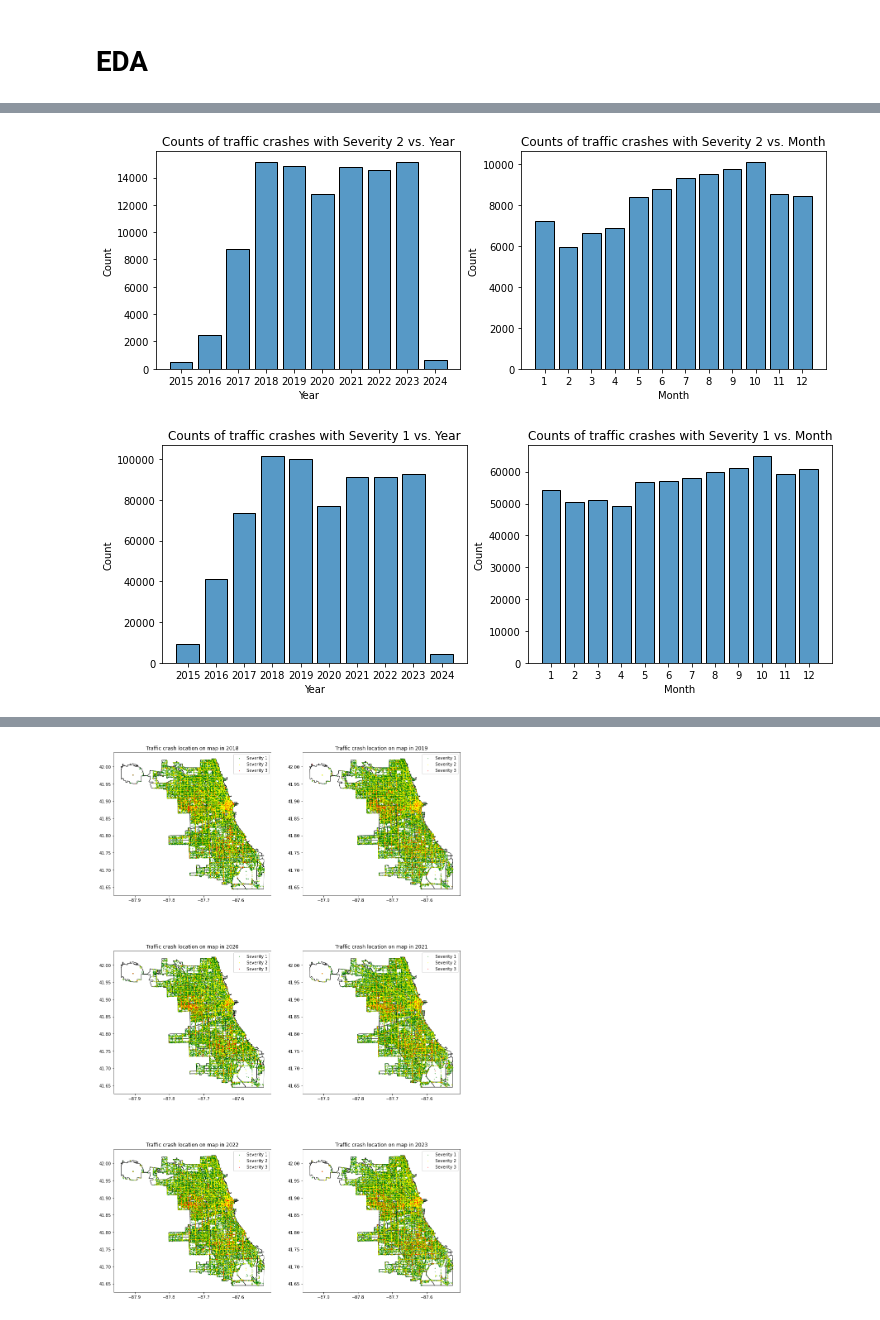
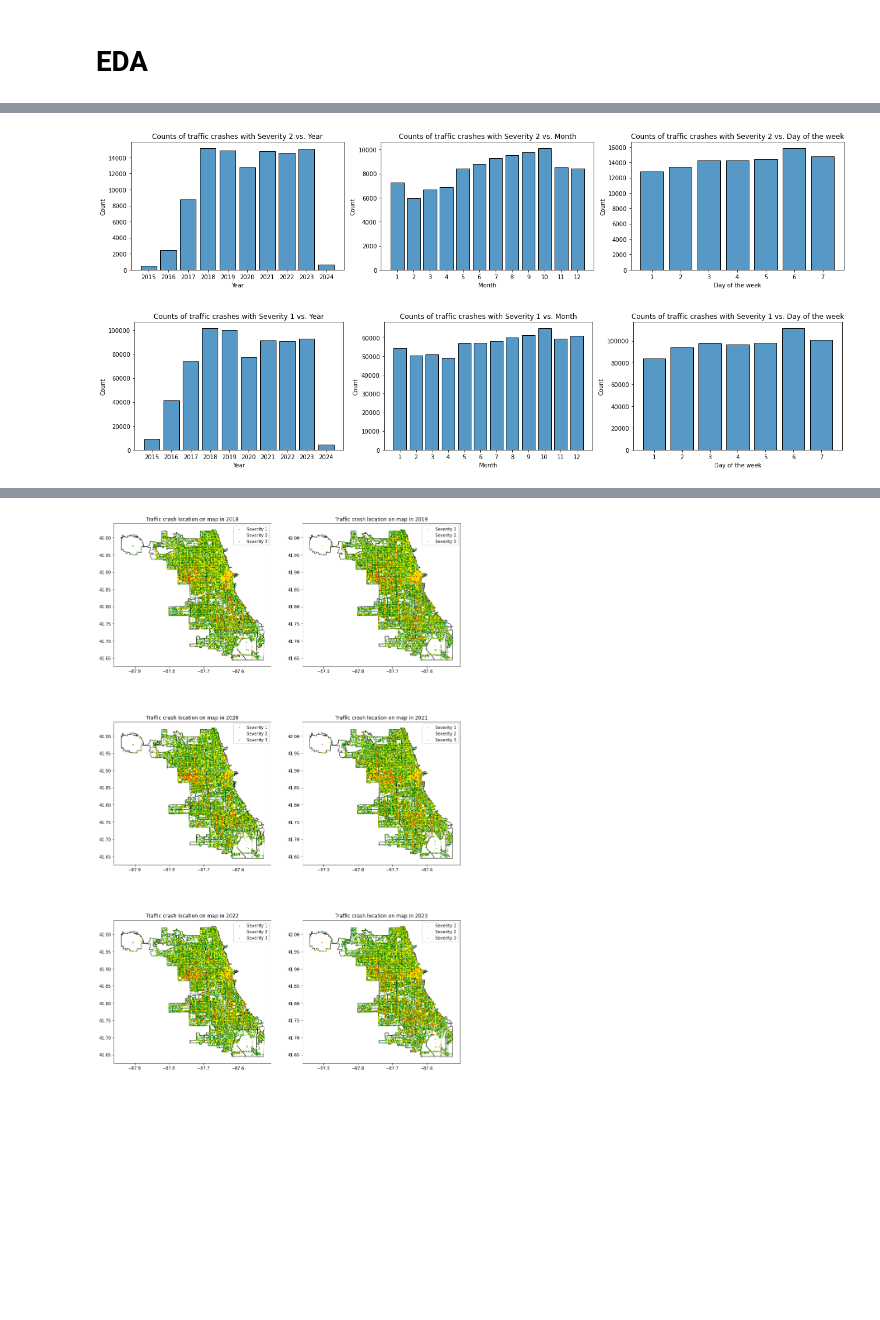
Before and after one commit to kosawa26/Capstone, a Jupyter notebook: EDA.ipynb, the cells around one changed output, grey strips where cells are left out. Saved outputs shown, nothing was run; the diff lists cells and outputs as text; code cells hidden in the pictures; blank space fills up the shorter version.

```diff
--- a/EDA.ipynb
+++ b/EDA.ipynb
@@ -241,18 +264,23 @@ plt.show()
 # %%
-fig, axes = plt.subplots(1,2, figsize=(12, 4))
+fig, axes = plt.subplots(1,3, figsize=(18, 4))
 sns.histplot(df[df.Severity == 2].CRASH_DATE_year, discrete=True, shrink=0.8, ax=axes[0])
 axes[0].set_xticks(range(2015, 2025))
 axes[0].set_xlabel("Year")
 axes[0].set_title("Counts of traffic crashes with Severity 2 vs. Year")
 sns.histplot(df[df.Severity == 2].CRASH_DATE_month, discrete=True, shrink=0.8, ax=axes[1])
 axes[1].set_xticks(range(1, 13))
 axes[1].set_xlabel("Month")
 axes[1].set_title("Counts of traffic crashes with Severity 2 vs. Month")
+sns.histplot(df[df.Severity == 2].CRASH_DAY_OF_WEEK, discrete=True, shrink=0.8, ax=axes[2])
+axes[2].set_xticks(range(1, 8))
+axes[2].set_xlabel("Day of the week")
+axes[2].set_title("Counts of traffic crashes with Severity 2 vs. Day of the week")
+plt.tight_layout()
 plt.show()
 # %% [output]
-[figure, old version]
+[figure, new version]
 # %%
-fig, axes = plt.subplots(1,2, figsize=(12, 4))
+fig, axes = plt.subplots(1,3, figsize=(18, 4))
 sns.histplot(df[df.Severity == 1].CRASH_DATE_year, discrete=True, shrink=0.8, ax=axes[0])
 axes[0].set_xticks(range(2015, 2025))
 axes[0].set_xlabel("Year")
@@ -261,6 +289,11 @@ sns.histplot(df[df.Severity == 1].CRASH_DATE_month, discrete=True, shrink=0.8, a
 axes[1].set_xticks(range(1, 13))
 axes[1].set_xlabel("Month")
 axes[1].set_title("Counts of traffic crashes with Severity 1 vs. Month")
+sns.histplot(df[df.Severity == 1].CRASH_DAY_OF_WEEK, discrete=True, shrink=0.8, ax=axes[2])
+axes[2].set_xticks(range(1, 8))
+axes[2].set_xlabel("Day of the week")
+axes[2].set_title("Counts of traffic crashes with Severity 1 vs. Day of the week")
+plt.tight_layout()
 plt.show()
 # %% [output]
-[figure, old version]
+[figure, new version]
```
Also changed, not shown: parts of 49 cells of this notebook, 2 other files.
